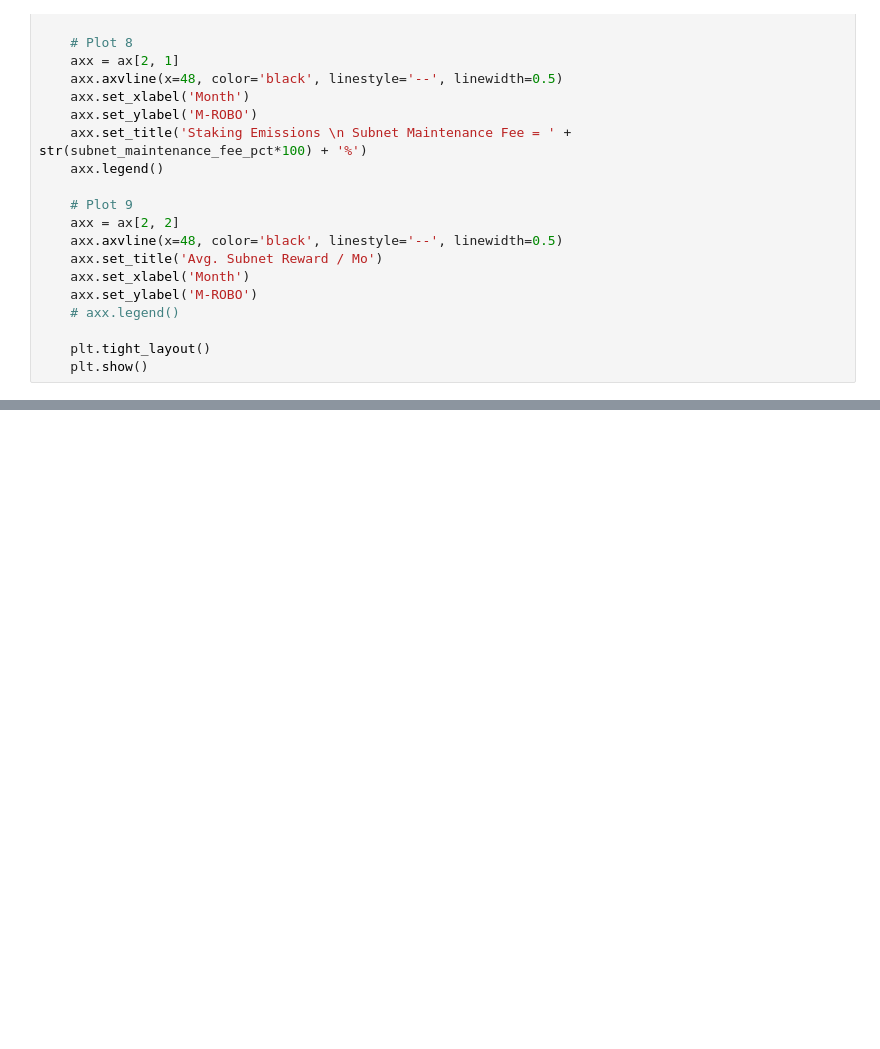
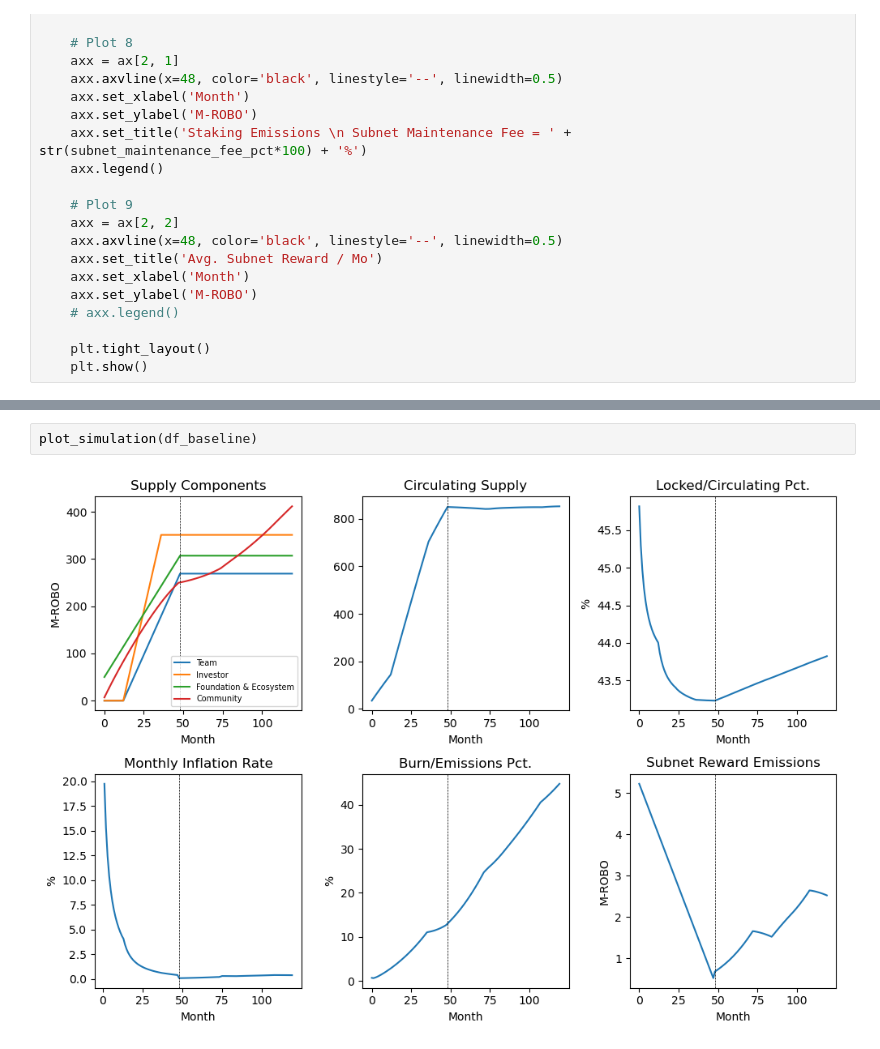
Before and after one commit to CELtd/bitrobot_emissions, a Jupyter notebook: v2_sweep_configs_v3.ipynb, the cells around one changed output, grey strips where cells are left out. Saved outputs shown, nothing was run; the diff lists cells and outputs as text; blank space fills up the shorter version.

```diff
--- a/v2_sweep_configs_v3.ipynb
+++ b/v2_sweep_configs_v3.ipynb
@@ -304,0 +400,4 @@ plot_simulation_comparison(
+# %%
+plot_simulation(df_baseline)
+# %% [output]
+[figure, added]
```
Also changed, not shown: parts of 9 cells of this notebook, 13 other files.
